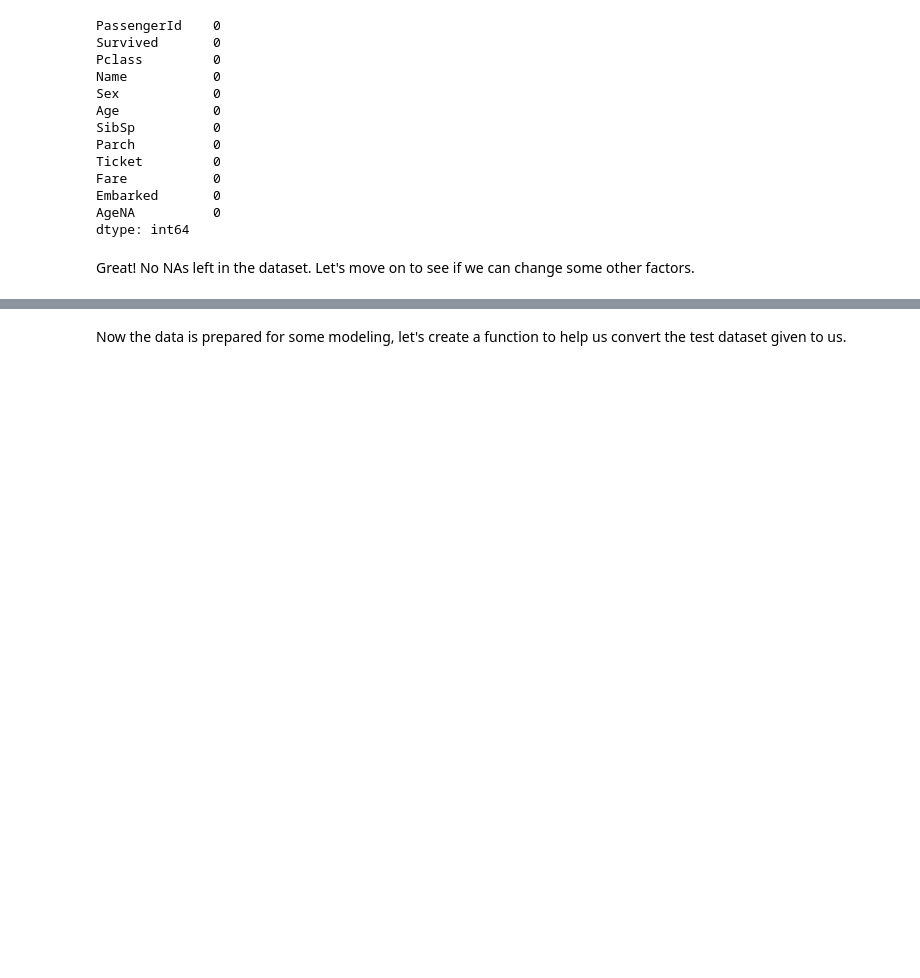
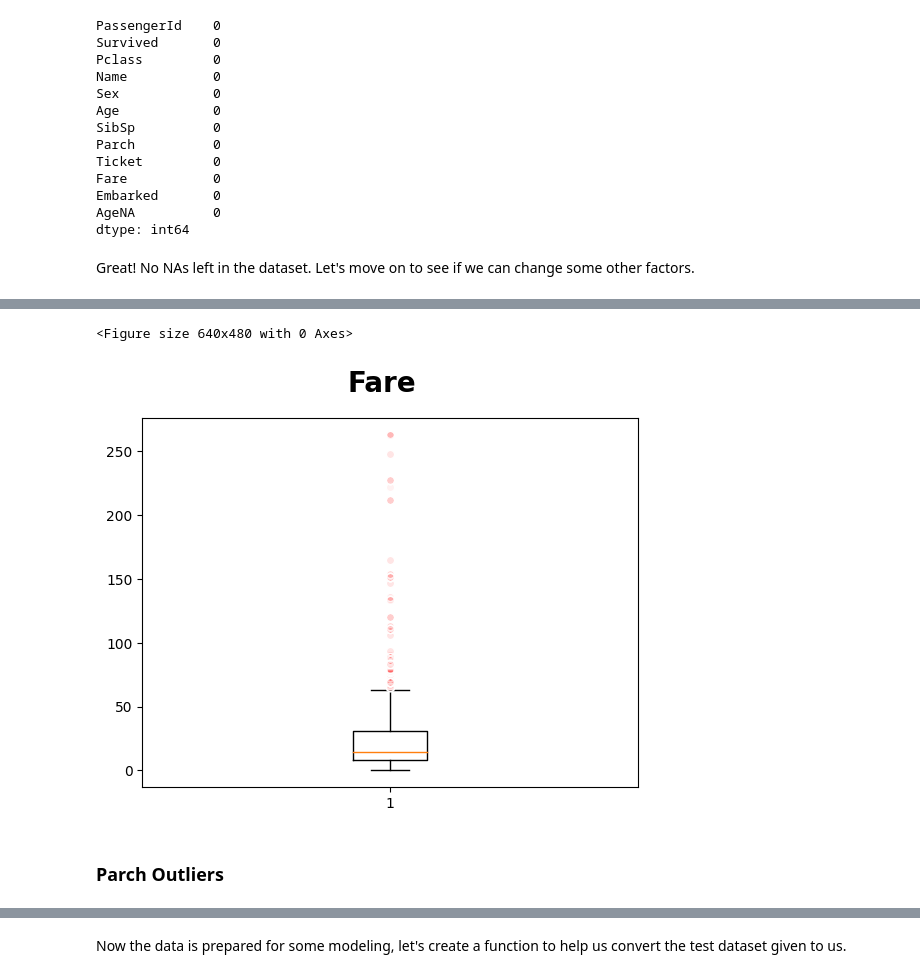
Before and after one commit to James-G-Lang/kaggle-titanic, a Jupyter notebook: titanickaggle.ipynb, the cells around one changed output, grey strips where cells are left out. Drawn from its saved outputs; the diff is of its cells as text; code cells hidden in the pictures; blank space fills up the shorter version.

```diff
--- a/titanickaggle.ipynb
+++ b/titanickaggle.ipynb
@@ -179,0 +246,12 @@ Let's go through the factors we haven't touched and ideas we could implement to
+# %%
+plt.clf()
+fig = plt.figure()
+plt.boxplot(data['Fare'],flierprops=red_circle,)
+fig.suptitle('Fare', fontsize=20, fontweight='bold')
+
+plt.show()
+# %% [output]
+<Figure size 640x480 with 0 Axes>
+[figure, added]
+# %% [markdown]
+### Parch Outliers
```
Also changed, not shown: parts of 47 cells of this notebook.
